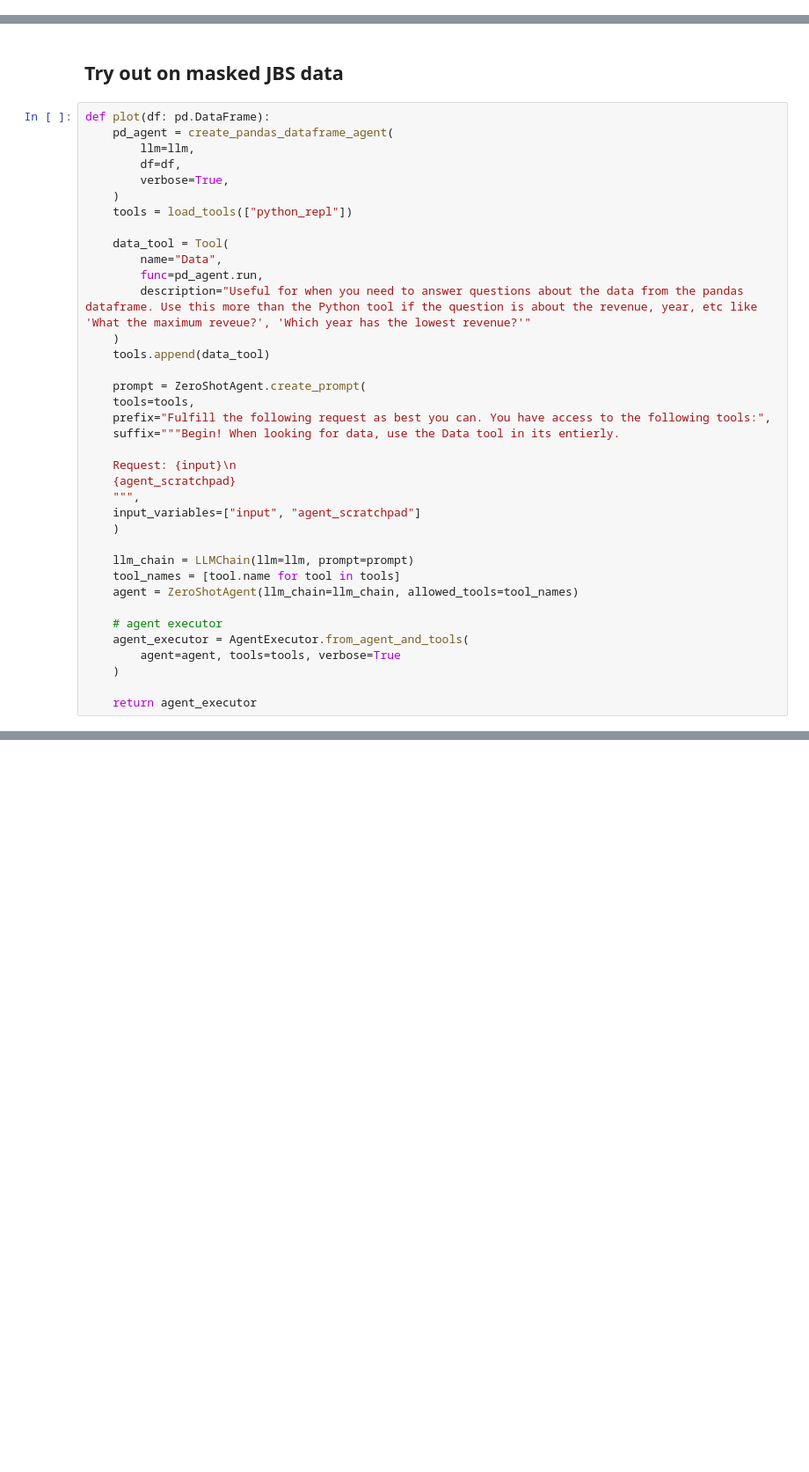
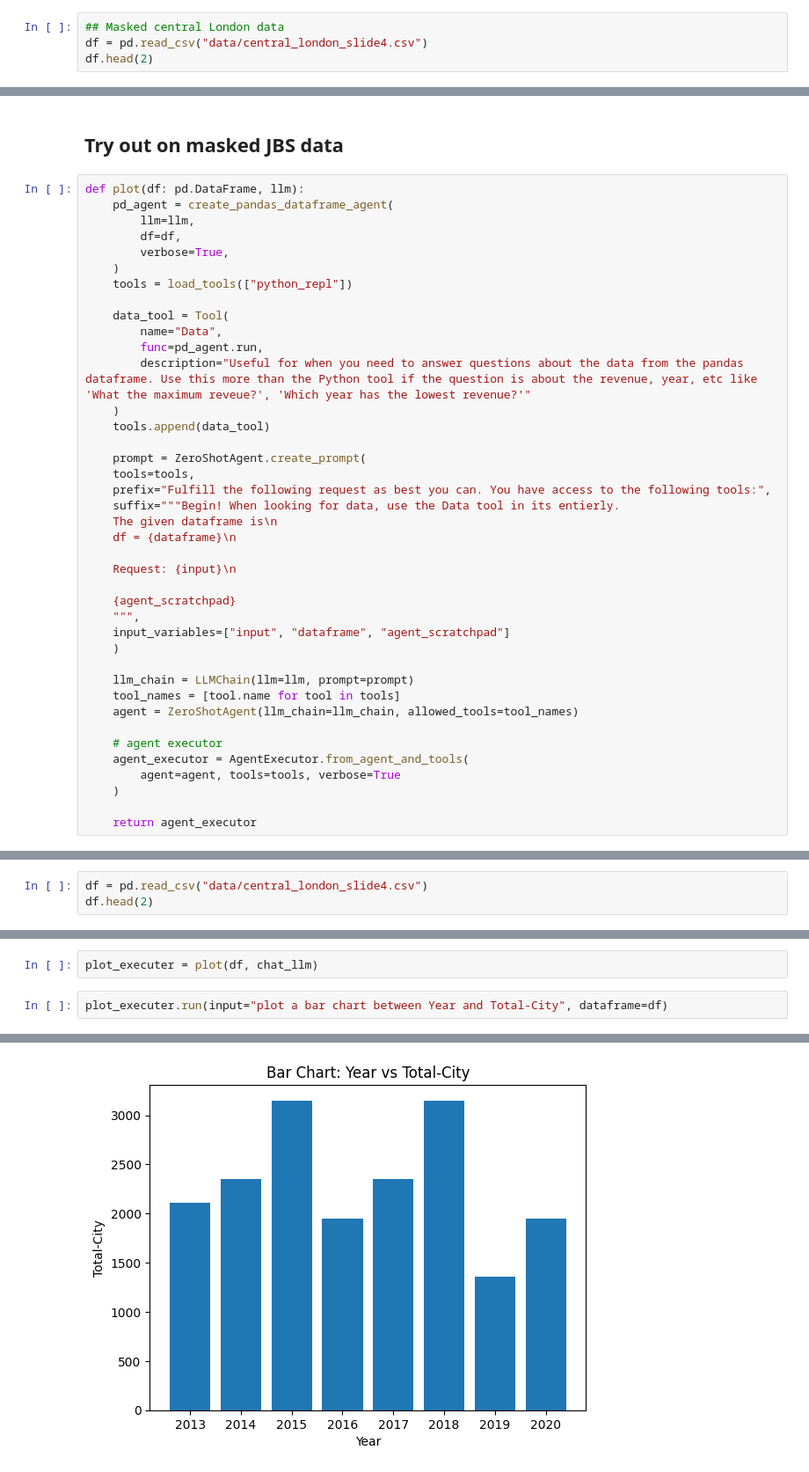
Before and after one commit to Flexday-Solutions/llm-chart-gen, a Jupyter notebook: chart-gen.ipynb, the cells around one changed output, grey strips where cells are left out. Shown at 88% size. Drawn from its saved outputs; the diff is of its cells as text; blank space fills up the shorter version.

Commit message:
add: chart gen with masked data - gpt turbo 16k

```diff
--- a/chart-gen.ipynb
+++ b/chart-gen.ipynb
@@ -27,0 +42,4 @@ df = pd.DataFrame.from_dict(data)
+# %%
+## Masked central London data
+df = pd.read_csv("data/central_london_slide4.csv")
+df.head(2)
@@ -219,7 +244,7 @@ Final Answer: A pie chart of the maximum revenue is plotted.
 # %% [markdown]
 ## Try out on masked JBS data
 # %%
-def plot(df: pd.DataFrame):
+def plot(df: pd.DataFrame, llm):
     pd_agent = create_pandas_dataframe_agent(
         llm=llm,
         df=df,
@@ -238,11 +263,14 @@ def plot(df: pd.DataFrame):
     tools=tools,
     prefix="Fulfill the following request as best you can. You have access to the following tools:",
     suffix="""Begin! When looking for data, use the Data tool in its entierly.
+    The given dataframe is\n
+    df = {dataframe}\n
 
     Request: {input}\n
+
     {agent_scratchpad}
     """,
-    input_variables=["input", "agent_scratchpad"]
+    input_variables=["input", "dataframe", "agent_scratchpad"]
     )
 
     llm_chain = LLMChain(llm=llm, prompt=prompt)
@@ -295,3 +305,6 @@ Thought:
 > Finished chain.
 'Agent stopped due to iteration limit or time limit.'
 [figure]
+# %%
+df = pd.read_csv("data/central_london_slide4.csv")
+df.head(2)
@@ -297,0 +315,5 @@ Thought:
+# %%
+plot_executer = plot(df, chat_llm)
+# %%
+plot_executer.run(input="plot a bar chart between Year and Total-City", dataframe=df)
+# %% [output]
@@ -297,0 +321 @@ Thought:
+[figure, added]
```
Also changed, not shown: parts of 19 cells of this notebook.
